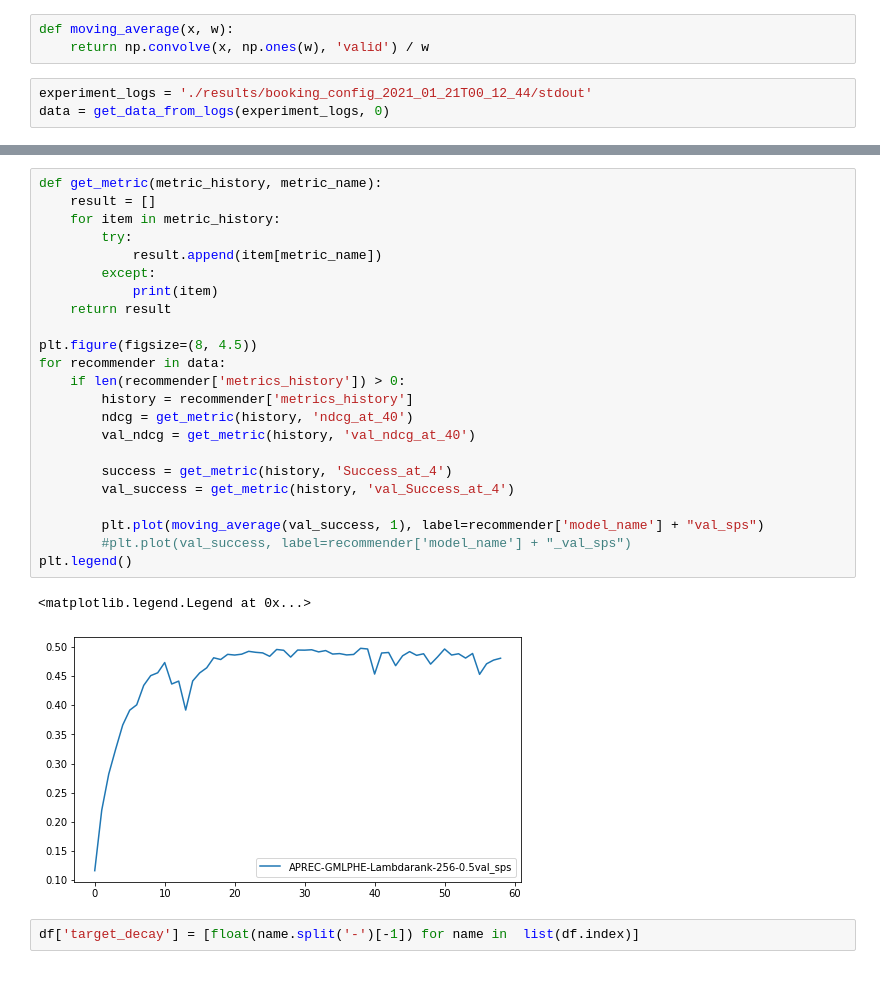
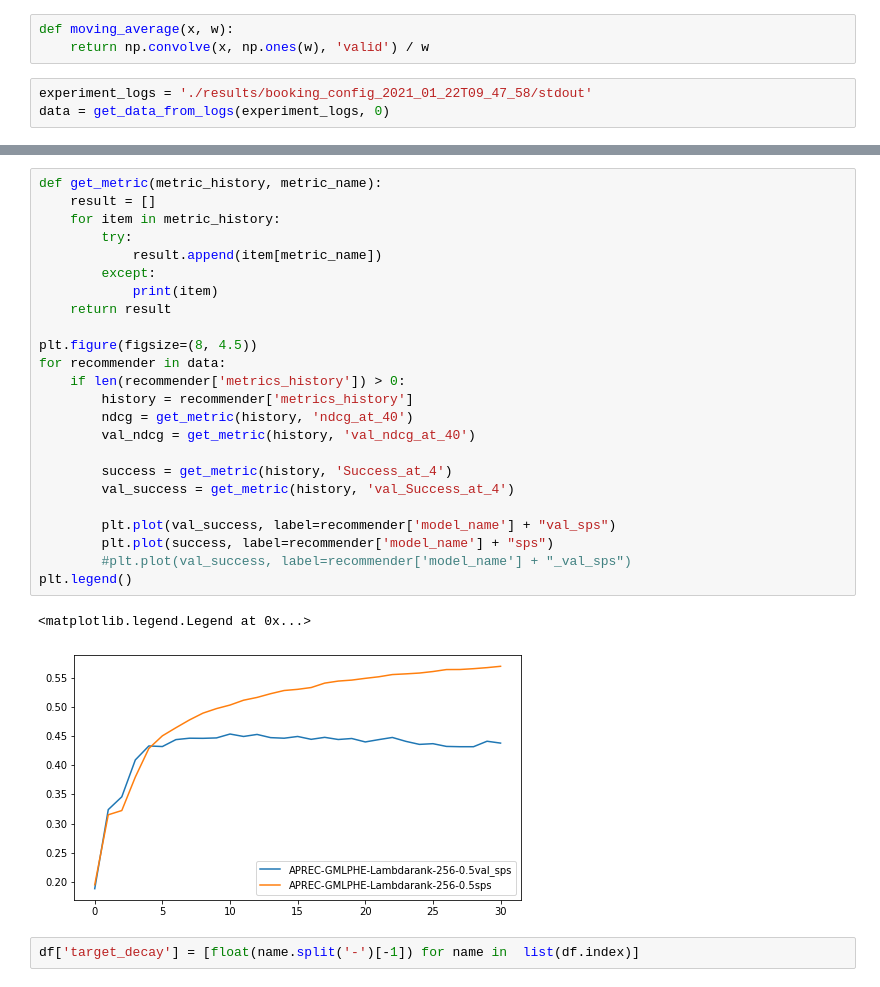
Before and after one commit to asash/gptrec_rl, a Jupyter notebook: evaluation/Results_analysis.ipynb, the cells around one changed output, grey strips where cells are left out. Saved outputs shown, nothing was run; the diff lists cells and outputs as text.

```diff
--- a/evaluation/Results_analysis.ipynb
+++ b/evaluation/Results_analysis.ipynb
@@ -61,7 +61,7 @@ def get_data_from_logs(logfile, experiment_num):
 def moving_average(x, w):
     return np.convolve(x, np.ones(w), 'valid') / w
 # %%
-experiment_logs = './results/booking_config_2021_01_21T00_12_44/stdout'
+experiment_logs = './results/booking_config_2021_01_22T09_47_58/stdout'
 data = get_data_from_logs(experiment_logs, 0)
 # %%
 df = pd.DataFrame(data).set_index('model_name').sort_values('SPS@4')
@@ -77,29 +77,30 @@ df
 # %%
 def get_metric(metric_history, metric_name):
     result = []
     for item in metric_history:
         try:
             result.append(item[metric_name])
         except:
             print(item)
     return result
 
 plt.figure(figsize=(8, 4.5))
 for recommender in data:
     if len(recommender['metrics_history']) > 0:
         history = recommender['metrics_history']
         ndcg = get_metric(history, 'ndcg_at_40')
         val_ndcg = get_metric(history, 'val_ndcg_at_40')
 
         success = get_metric(history, 'Success_at_4')
         val_success = get_metric(history, 'val_Success_at_4')
 
-        plt.plot(moving_average(val_success, 1), label=recommender['model_name'] + "val_sps")
+        plt.plot(val_success, label=recommender['model_name'] + "val_sps")
+        plt.plot(success, label=recommender['model_name'] + "sps")
         #plt.plot(val_success, label=recommender['model_name'] + "_val_sps")
 plt.legend()
 # %% [output]
 <matplotlib.legend.Legend at 0x...>
-[figure, old version]
+[figure, new version]
 # %%
 df['target_decay'] = [float(name.split('-')[-1]) for name in  list(df.index)]
 # %% [output]
```
Also changed, not shown: parts of 1 cell of this notebook, 1 other file.
